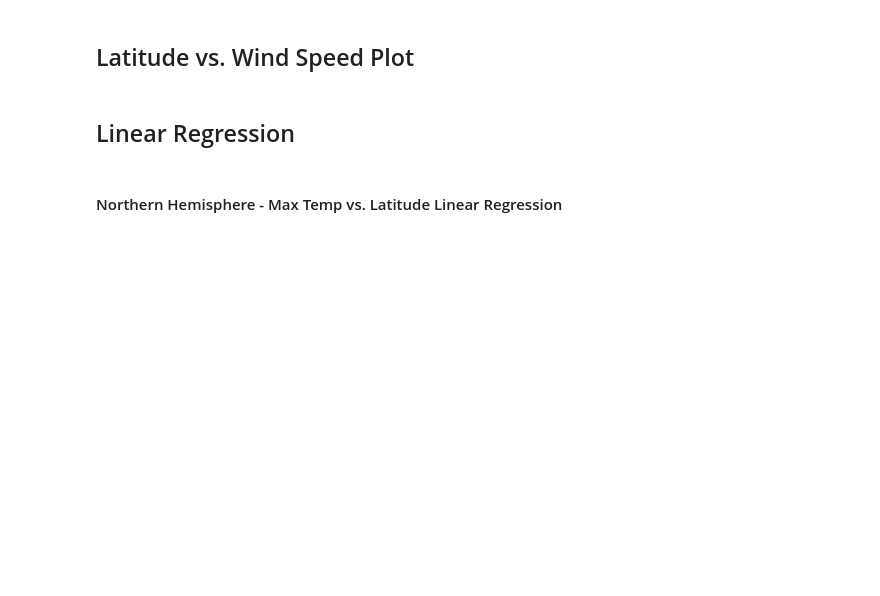
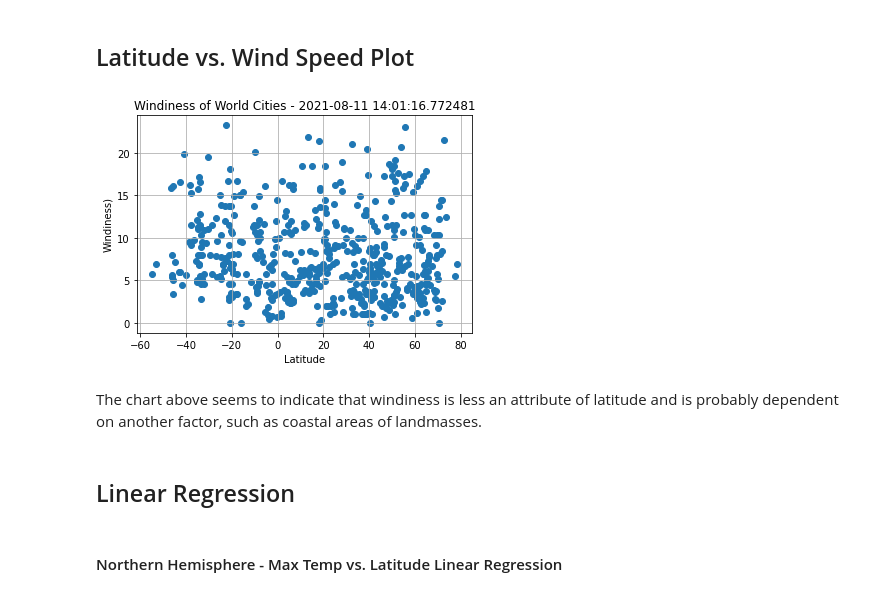
Before and after one commit to gregbehnke24x7/python-api-challenge, a Jupyter notebook: WeatherPy/weatherPy.ipynb, the cells around one changed output. Saved outputs shown, nothing was run; the diff lists cells and outputs as text; code cells hidden in the pictures; blank space fills up the shorter version.

```diff
--- a/WeatherPy/weatherPy.ipynb
+++ b/WeatherPy/weatherPy.ipynb
@@ -81,5 +265,25 @@ Skip this step if there are no cities that have humidity > 100%.
 # %% [markdown]
 ## Latitude vs. Wind Speed Plot
+# %%
+plt.scatter(cool_cities_df["lat"], cool_cities_df["wind"], marker="o")
+
+# titles, etc.
+plt.title("Windiness of World Cities")
+title = f"Windiness of World Cities - {current_dt}"
+plt.title(title)
+plt.ylabel("Windiness)")
+plt.xlabel("Latitude")
+plt.grid(True)
+
+# Save the figure
+plt.savefig("output_data/WindinessofWorldCities.png")
+
+# Show plot
+plt.show()
+# %% [output]
+[figure, added]
+# %% [markdown]
+The chart above seems to indicate that windiness is less an attribute of latitude and is probably dependent on another factor, such as coastal areas of landmasses.
 # %% [markdown]
 ## Linear Regression
 # %% [markdown]
```
Also changed, not shown: parts of 32 cells of this notebook, 8 other files.
